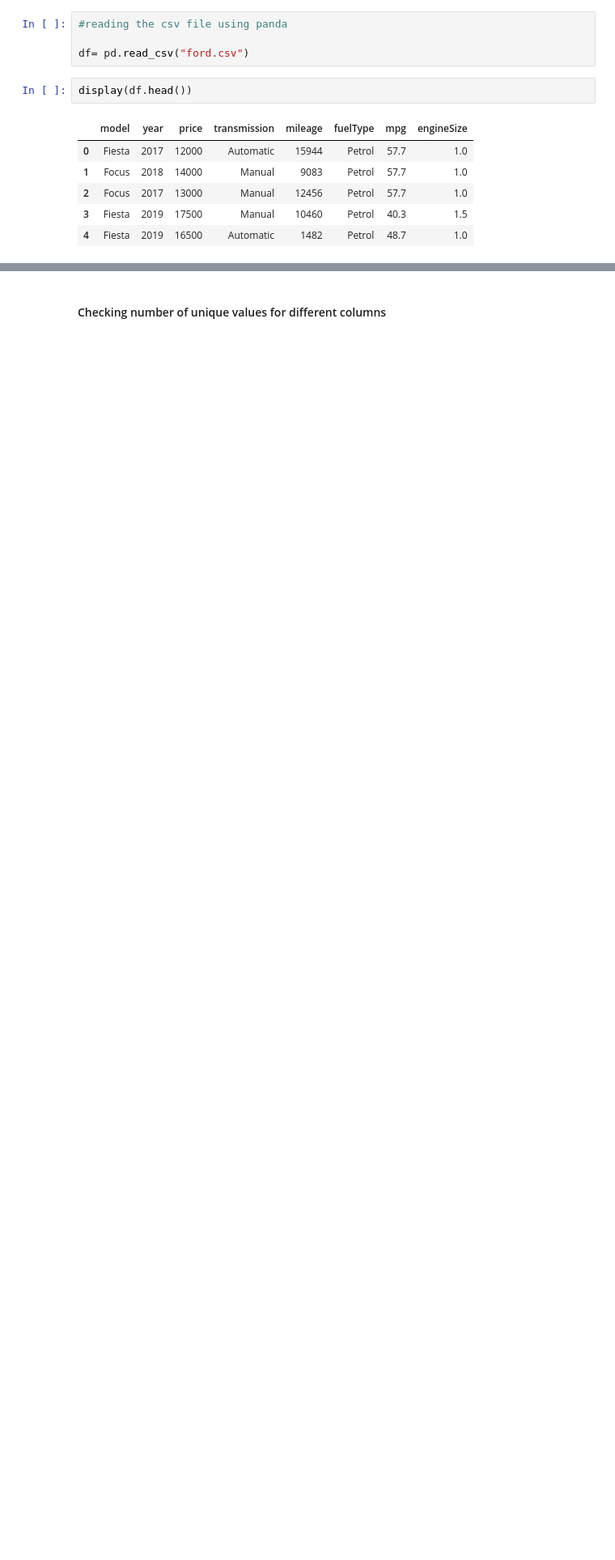
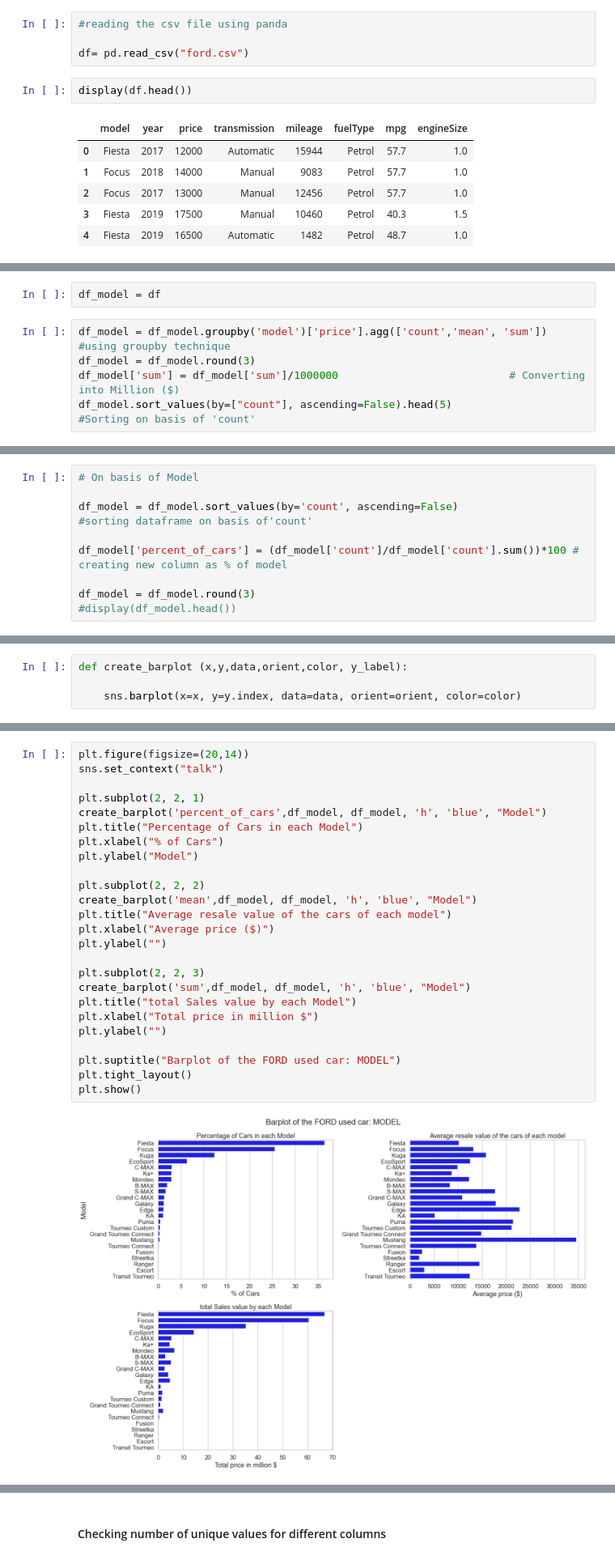
Before and after one commit to AnkonDewan/FORD_used_car_analysis, a Jupyter notebook: FORD_used_car_data visualization_EDA.ipynb, the cells around one changed output, grey strips where cells are left out. Shown at 81% size. Drawn from its saved outputs; the diff is of its cells as text; blank space fills up the shorter version.

```diff
--- a/FORD_used_car_data visualization_EDA.ipynb
+++ b/FORD_used_car_data visualization_EDA.ipynb
@@ -40,0 +54,7 @@ display(df.head())
+# %%
+df_model = df
+# %%
+df_model = df_model.groupby('model')['price'].agg(['count','mean', 'sum'])   #using groupby technique
+df_model = df_model.round(3)
+df_model['sum'] = df_model['sum']/1000000                           # Converting into Million ($)
+df_model.sort_values(by=["count"], ascending=False).head(5)                #Sorting on basis of 'count'
@@ -40,0 +120,9 @@ display(df.head())
+# %%
+# On basis of Model
+
+df_model = df_model.sort_values(by='count', ascending=False)                #sorting dataframe on basis of'count'
+
+df_model['percent_of_cars'] = (df_model['count']/df_model['count'].sum())*100 # creating new column as % of model
+
+df_model = df_model.round(3)
+#display(df_model.head())
@@ -40,0 +149,4 @@ display(df.head())
+# %%
+def create_barplot (x,y,data,orient,color, y_label):
+
+    sns.barplot(x=x, y=y.index, data=data, orient=orient, color=color)
@@ -40,0 +155,27 @@ display(df.head())
+# %%
+plt.figure(figsize=(20,14))
+sns.set_context("talk")
+
+plt.subplot(2, 2, 1)
+create_barplot('percent_of_cars',df_model, df_model, 'h', 'blue', "Model")
+plt.title("Percentage of Cars in each Model")
+plt.xlabel("% of Cars")
+plt.ylabel("Model")
+
+plt.subplot(2, 2, 2)
+create_barplot('mean',df_model, df_model, 'h', 'blue', "Model")
+plt.title("Average resale value of the cars of each model")
+plt.xlabel("Average price ($)")
+plt.ylabel("")
+
+plt.subplot(2, 2, 3)
+create_barplot('sum',df_model, df_model, 'h', 'blue', "Model")
+plt.title("total Sales value by each Model")
+plt.xlabel("Total price in million $")
+plt.ylabel("")
+
+plt.suptitle("Barplot of the FORD used car: MODEL")
+plt.tight_layout()
+plt.show()
+# %% [output]
+[figure, added]
```
Also changed, not shown: parts of 26 cells of this notebook.
